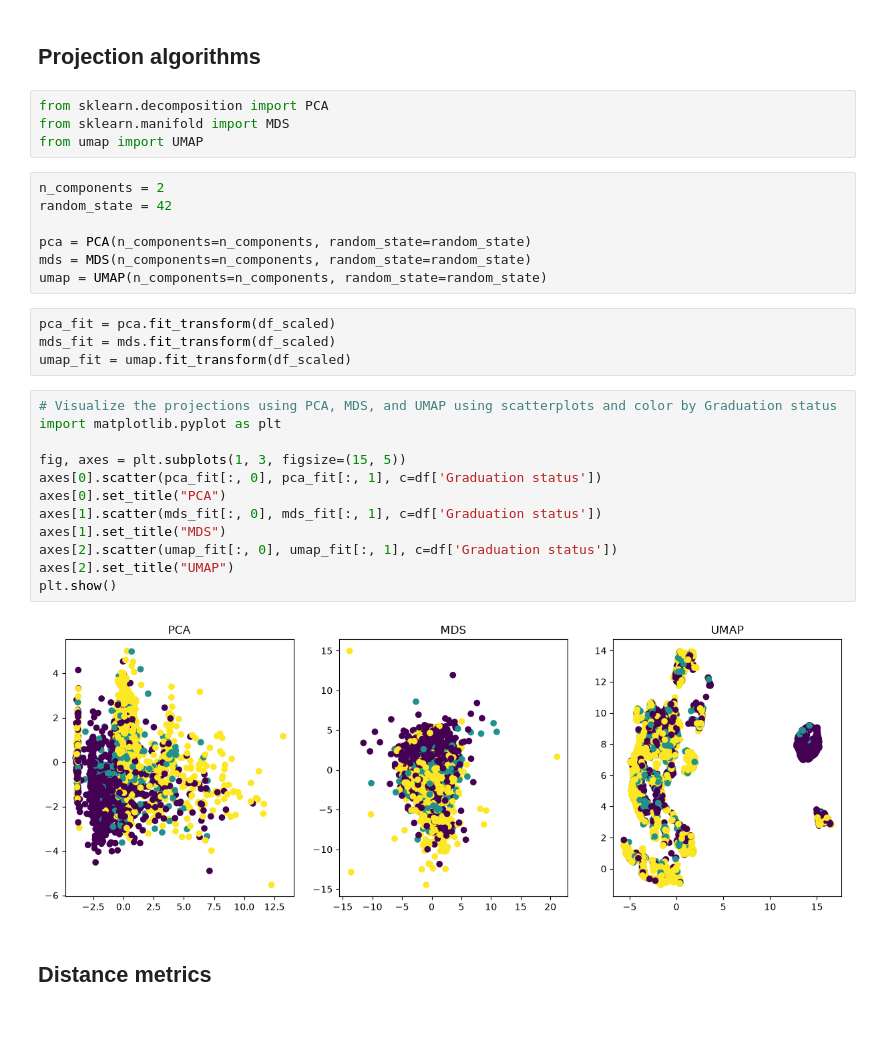
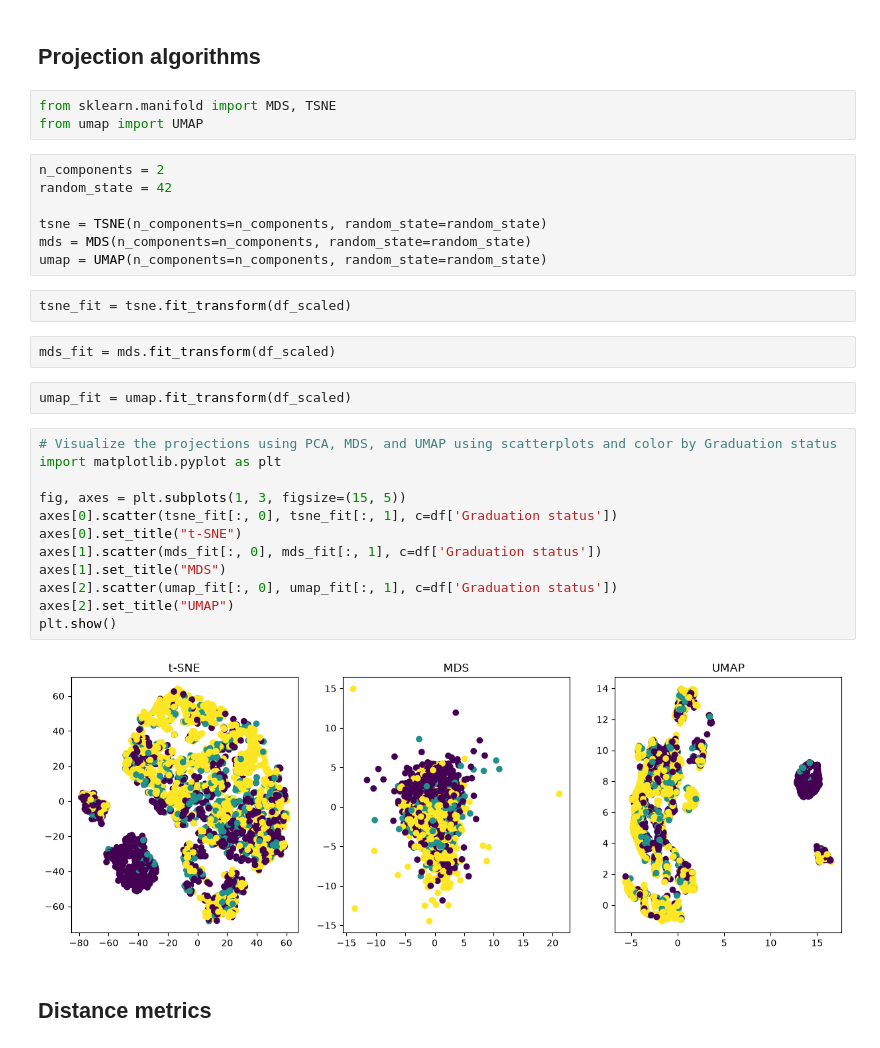
Before and after one commit to Petterluring/4dt912-project, a Jupyter notebook: research/notebooks/task_3/projection_visualization_and_comparative_evaluation.ipynb, the cells around one changed output. Saved outputs shown, nothing was run; the diff lists cells and outputs as text.

```diff
--- a/research/notebooks/task_3/projection_visualization_and_comparative_evaluation.ipynb
+++ b/research/notebooks/task_3/projection_visualization_and_comparative_evaluation.ipynb
@@ -134,34 +134,35 @@ df_scaled.head(10)
 # %% [markdown]
 ## Projection algorithms
 # %%
-from sklearn.decomposition import PCA
-from sklearn.manifold import MDS
+from sklearn.manifold import MDS, TSNE
 from umap import UMAP
 # %%
 n_components = 2
 random_state = 42
 
-pca = PCA(n_components=n_components, random_state=random_state)
+tsne = TSNE(n_components=n_components, random_state=random_state)
 mds = MDS(n_components=n_components, random_state=random_state)
 umap = UMAP(n_components=n_components, random_state=random_state)
+# %%
+tsne_fit = tsne.fit_transform(df_scaled)
+# %%
+mds_fit = mds.fit_transform(df_scaled)
 # %%
-pca_fit = pca.fit_transform(df_scaled)
-mds_fit = mds.fit_transform(df_scaled)
 umap_fit = umap.fit_transform(df_scaled)
 # %%
 # Visualize the projections using PCA, MDS, and UMAP using scatterplots and color by Graduation status
 import matplotlib.pyplot as plt
 
 fig, axes = plt.subplots(1, 3, figsize=(15, 5))
-axes[0].scatter(pca_fit[:, 0], pca_fit[:, 1], c=df['Graduation status'])
-axes[0].set_title("PCA")
+axes[0].scatter(tsne_fit[:, 0], tsne_fit[:, 1], c=df['Graduation status'])
+axes[0].set_title("t-SNE")
 axes[1].scatter(mds_fit[:, 0], mds_fit[:, 1], c=df['Graduation status'])
 axes[1].set_title("MDS")
 axes[2].scatter(umap_fit[:, 0], umap_fit[:, 1], c=df['Graduation status'])
 axes[2].set_title("UMAP")
 plt.show()
 # %% [output]
-[figure, old version]
+[figure, new version]
 # %% [markdown]
 ## Distance metrics
 # %% [markdown]
```
